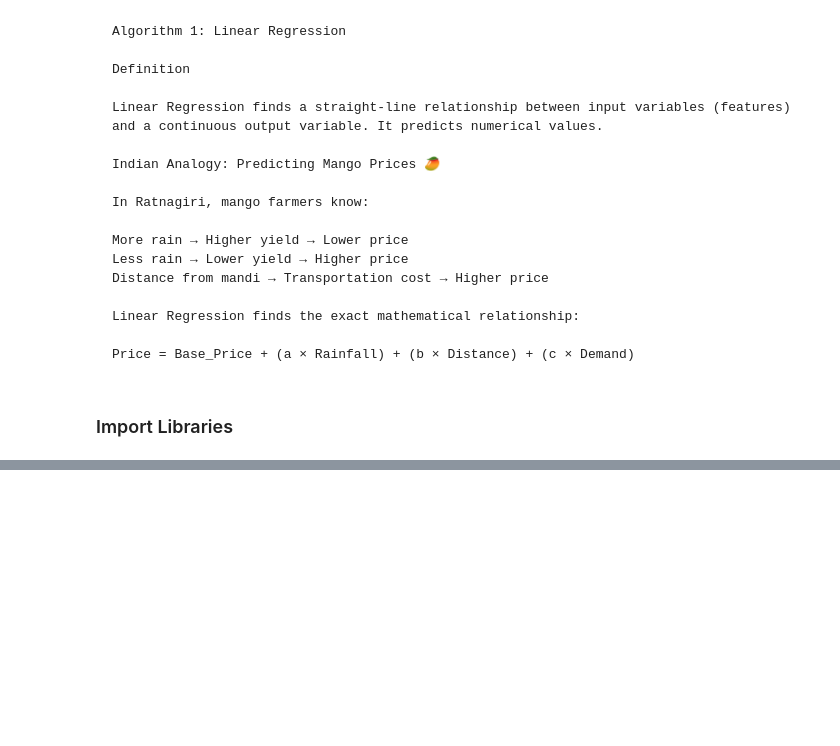
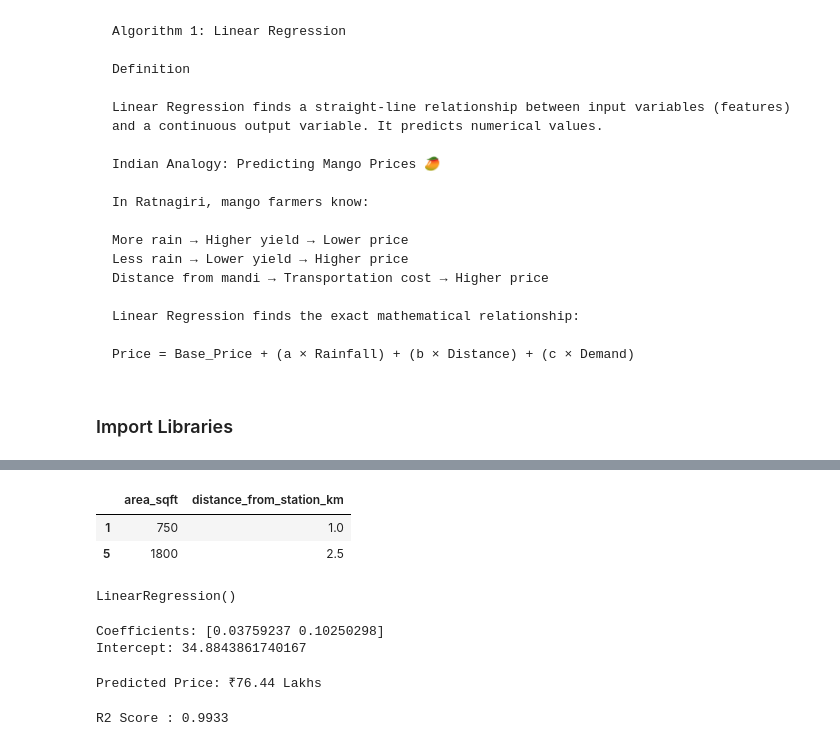
Before and after one commit to starlordali4444/gtr_deep_learning, a Jupyter notebook: batches/1/day_05/dev.ipynb, the cells around one changed output, grey strips where cells are left out. Saved outputs shown, nothing was run; the diff lists cells and outputs as text; code cells hidden in the pictures; blank space fills up the shorter version.

```diff
--- a/batches/1/day_05/dev.ipynb
+++ b/batches/1/day_05/dev.ipynb
@@ -110,0 +128,12 @@ df = pd.DataFrame(data)
+# %%
+X_test
+# %% [output]
+|  | area_sqft | distance_from_station_km |
+| 1 | 750 | 1.0 |
+| 5 | 1800 | 2.5 |
+# %%
+# Create and train model
+model = LinearRegression()
+model.fit(X_train, y_train)
+# %% [output]
+LinearRegression()
@@ -110,0 +143,21 @@ df = pd.DataFrame(data)
+# %%
+# Check coefficients
+print(f"Coefficients: {model.coef_}")
+print(f"Intercept: {model.intercept_}")
+# %% [output]
+Coefficients: [0.03759237 0.10250298]
+Intercept: 34.8843861740167
+# %%
+# Predict for new house
+new_house = [[1100, 2]]  # 1100 sqft, 2km from station
+predicted_price = model.predict(new_house)
+print(f"Predicted Price: ₹{predicted_price[0]:.2f} Lakhs")
+# %% [output]
+Predicted Price: ₹76.44 Lakhs
+# %%
+from sklearn.metrics import r2_score
+
+r2=r2_score(y_test,predictions)
+print(f'R2 Score : {r2:.4f}')
+# %% [output]
+R2 Score : 0.9933
```
Also changed, not shown: parts of 17 cells of this notebook.
